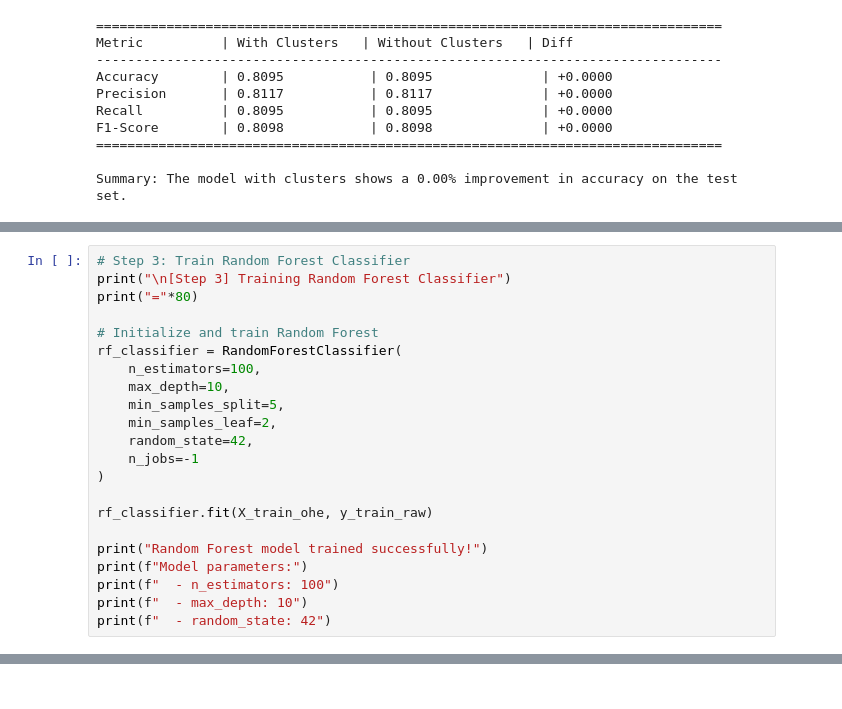
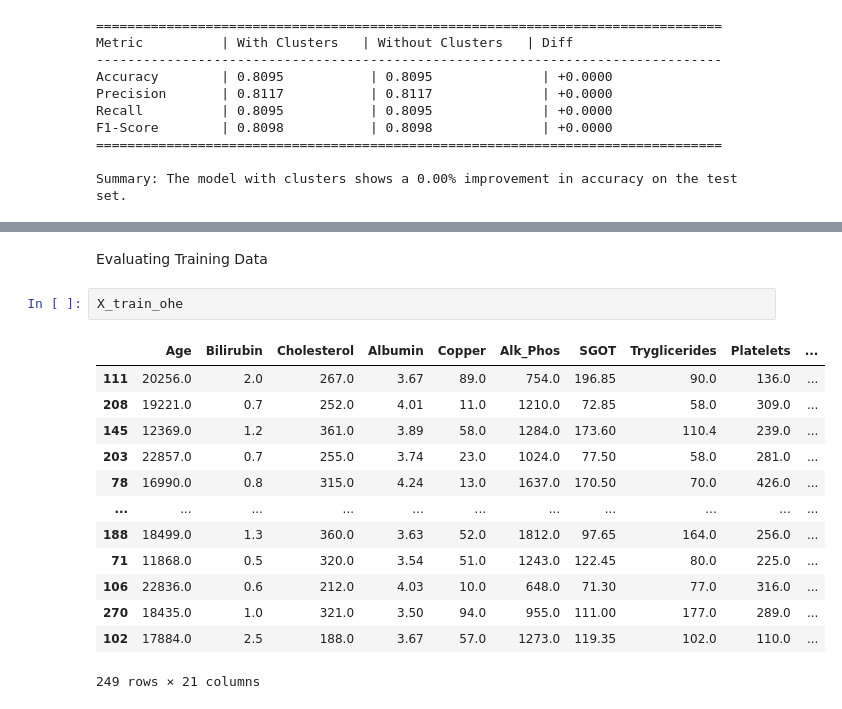
Before and after one commit to hasithapramuditha/Cirrhosis-Prediction, a Jupyter notebook: Main_modelfit.ipynb, the cells around one changed output, grey strips where cells are left out. Cells and saved outputs as stored; diff of their text form.

```diff
--- a/Main_modelfit.ipynb
+++ b/Main_modelfit.ipynb
@@ -870,22 +789,0 @@ Test data - shape: (50, 20), Target - shape: (50,)
-# %%
-# Step 3: Train Random Forest Classifier
-print("\n[Step 3] Training Random Forest Classifier")
-print("="*80)
-
-# Initialize and train Random Forest
-rf_classifier = RandomForestClassifier(
-    n_estimators=100,
-    max_depth=10,
-    min_samples_split=5,
-    min_samples_leaf=2,
-    random_state=42,
-    n_jobs=-1
-)
-
-rf_classifier.fit(X_train_ohe, y_train_raw)
-
-print("Random Forest model trained successfully!")
-print(f"Model parameters:")
-print(f"  - n_estimators: 100")
-print(f"  - max_depth: 10")
-print(f"  - random_state: 42")
@@ -1029,0 +790,18 @@ Numerical features: 10
+# %% [markdown]
+Evaluating Training Data
+# %%
+X_train_ohe
+# %% [output]
+|  | Age | Bilirubin | Cholesterol | Albumin | Copper | Alk_Phos | SGOT | Tryglicerides | Platelets | ... |
+| 111 | 20256.0 | 2.0 | 267.0 | 3.67 | 89.0 | 754.0 | 196.85 | 90.0 | 136.0 | ... |
+| 208 | 19221.0 | 0.7 | 252.0 | 4.01 | 11.0 | 1210.0 | 72.85 | 58.0 | 309.0 | ... |
+| 145 | 12369.0 | 1.2 | 361.0 | 3.89 | 58.0 | 1284.0 | 173.60 | 110.4 | 239.0 | ... |
+| 203 | 22857.0 | 0.7 | 255.0 | 3.74 | 23.0 | 1024.0 | 77.50 | 58.0 | 281.0 | ... |
+| 78 | 16990.0 | 0.8 | 315.0 | 4.24 | 13.0 | 1637.0 | 170.50 | 70.0 | 426.0 | ... |
+| ... | ... | ... | ... | ... | ... | ... | ... | ... | ... | ... |
+| 188 | 18499.0 | 1.3 | 360.0 | 3.63 | 52.0 | 1812.0 | 97.65 | 164.0 | 256.0 | ... |
+| 71 | 11868.0 | 0.5 | 320.0 | 3.54 | 51.0 | 1243.0 | 122.45 | 80.0 | 225.0 | ... |
+| 106 | 22836.0 | 0.6 | 212.0 | 4.03 | 10.0 | 648.0 | 71.30 | 77.0 | 316.0 | ... |
+| 270 | 18435.0 | 1.0 | 321.0 | 3.50 | 94.0 | 955.0 | 111.00 | 177.0 | 289.0 | ... |
+| 102 | 17884.0 | 2.5 | 188.0 | 3.67 | 57.0 | 1273.0 | 119.35 | 102.0 | 110.0 | ... |
+249 rows × 21 columns
```
Also changed, not shown: parts of 28 cells of this notebook.
